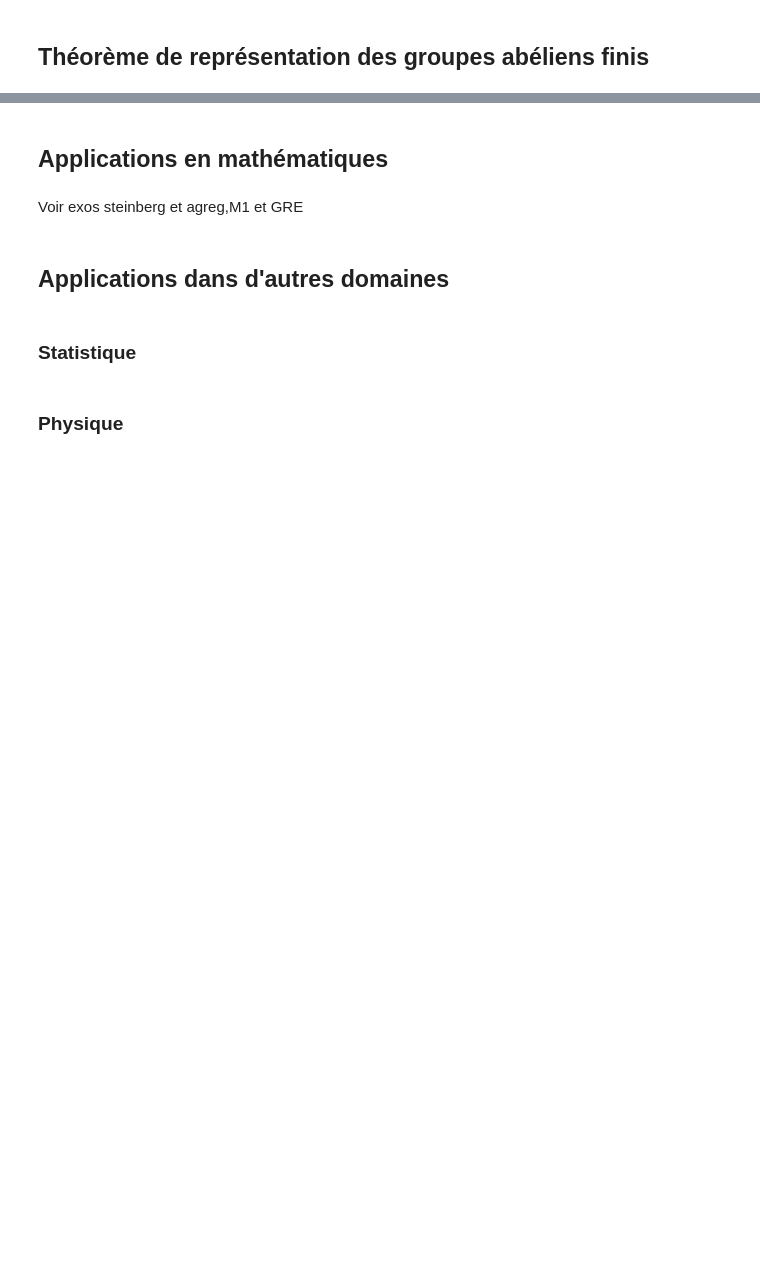
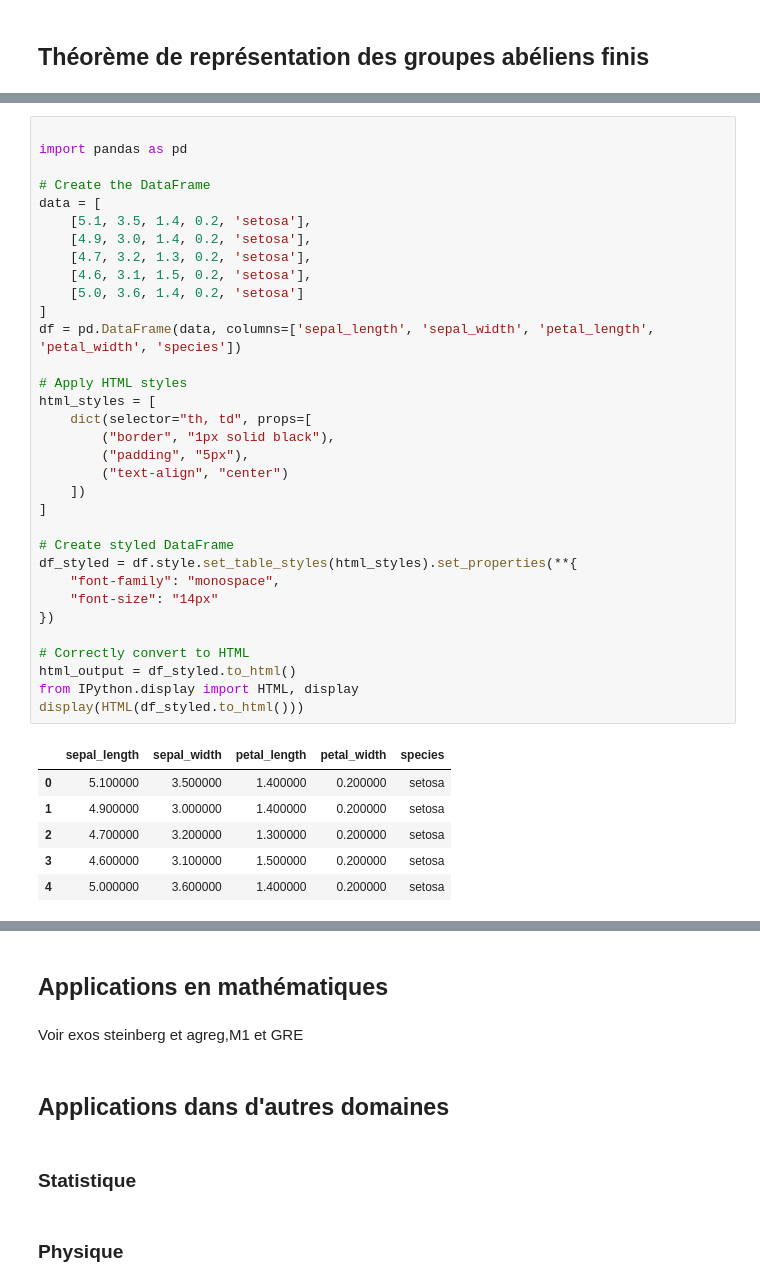
Before and after one commit to alexdel1/graph_csv_to_svg, a Jupyter notebook: RepresentationGroupesAbeliens.ipynb, the cells around one changed output, grey strips where cells are left out. Drawn from its saved outputs; the diff is of its cells as text; blank space fills up the shorter version.

```diff
--- a/RepresentationGroupesAbeliens.ipynb
+++ b/RepresentationGroupesAbeliens.ipynb
@@ -527,0 +703,40 @@ $\phi\nsim\rho$
+# %%
+
+import pandas as pd
+
+# Create the DataFrame
+data = [
+    [5.1, 3.5, 1.4, 0.2, 'setosa'],
+    [4.9, 3.0, 1.4, 0.2, 'setosa'],
+    [4.7, 3.2, 1.3, 0.2, 'setosa'],
+    [4.6, 3.1, 1.5, 0.2, 'setosa'],
+    [5.0, 3.6, 1.4, 0.2, 'setosa']
+]
+df = pd.DataFrame(data, columns=['sepal_length', 'sepal_width', 'petal_length', 'petal_width', 'species'])
+
+# Apply HTML styles
+html_styles = [
+    dict(selector="th, td", props=[
+        ("border", "1px solid black"),
+        ("padding", "5px"),
+        ("text-align", "center")
+    ])
+]
+
+# Create styled DataFrame
+df_styled = df.style.set_table_styles(html_styles).set_properties(**{
+    "font-family": "monospace",
+    "font-size": "14px"
+})
+
+# Correctly convert to HTML
+html_output = df_styled.to_html()
+from IPython.display import HTML, display
+display(HTML(df_styled.to_html()))
+# %% [output]
+|  | sepal_length | sepal_width | petal_length | petal_width | species |
+| 0 | 5.100000 | 3.500000 | 1.400000 | 0.200000 | setosa |
+| 1 | 4.900000 | 3.000000 | 1.400000 | 0.200000 | setosa |
+| 2 | 4.700000 | 3.200000 | 1.300000 | 0.200000 | setosa |
+| 3 | 4.600000 | 3.100000 | 1.500000 | 0.200000 | setosa |
+| 4 | 5.000000 | 3.600000 | 1.400000 | 0.200000 | setosa |
```
Also changed, not shown: parts of 39 cells of this notebook.
